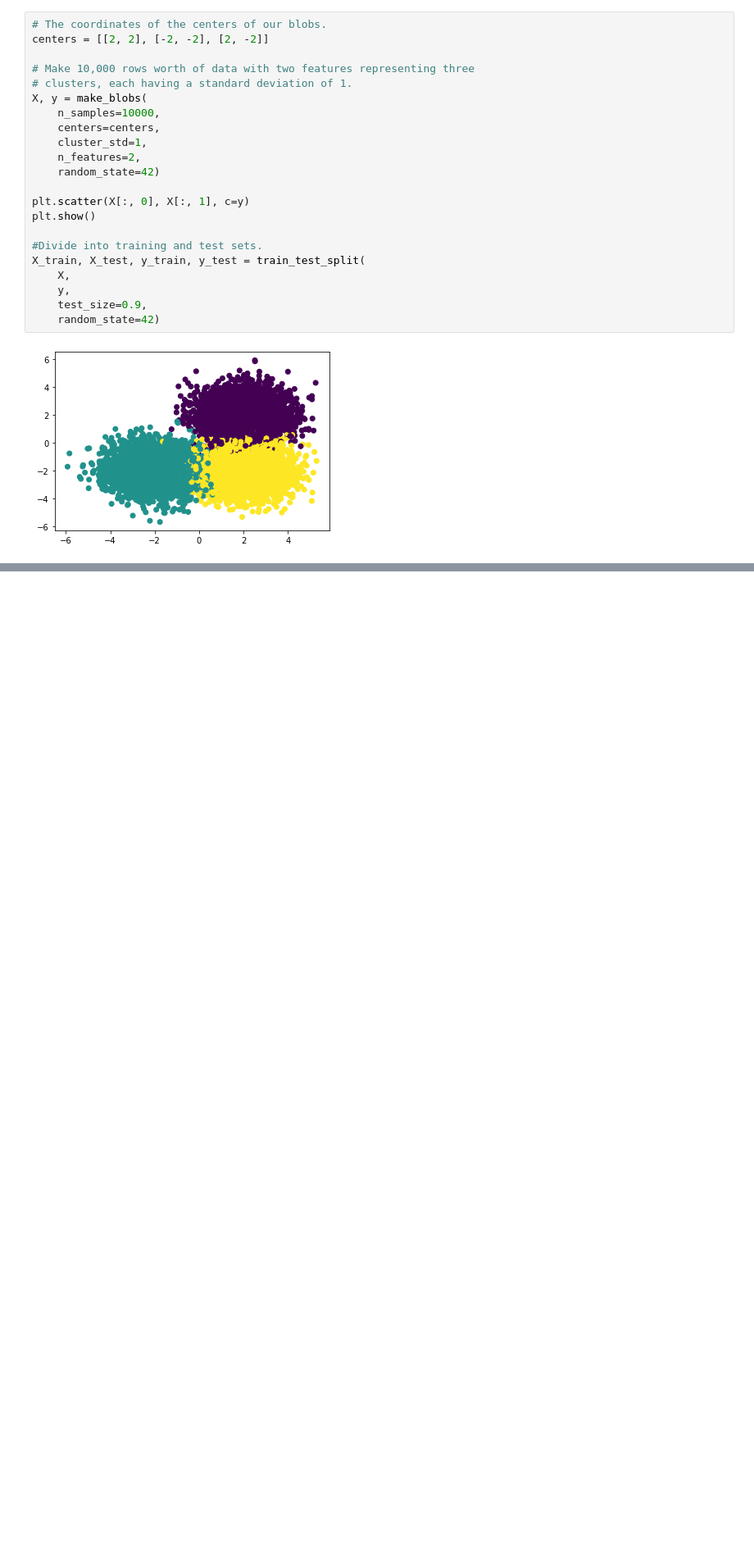
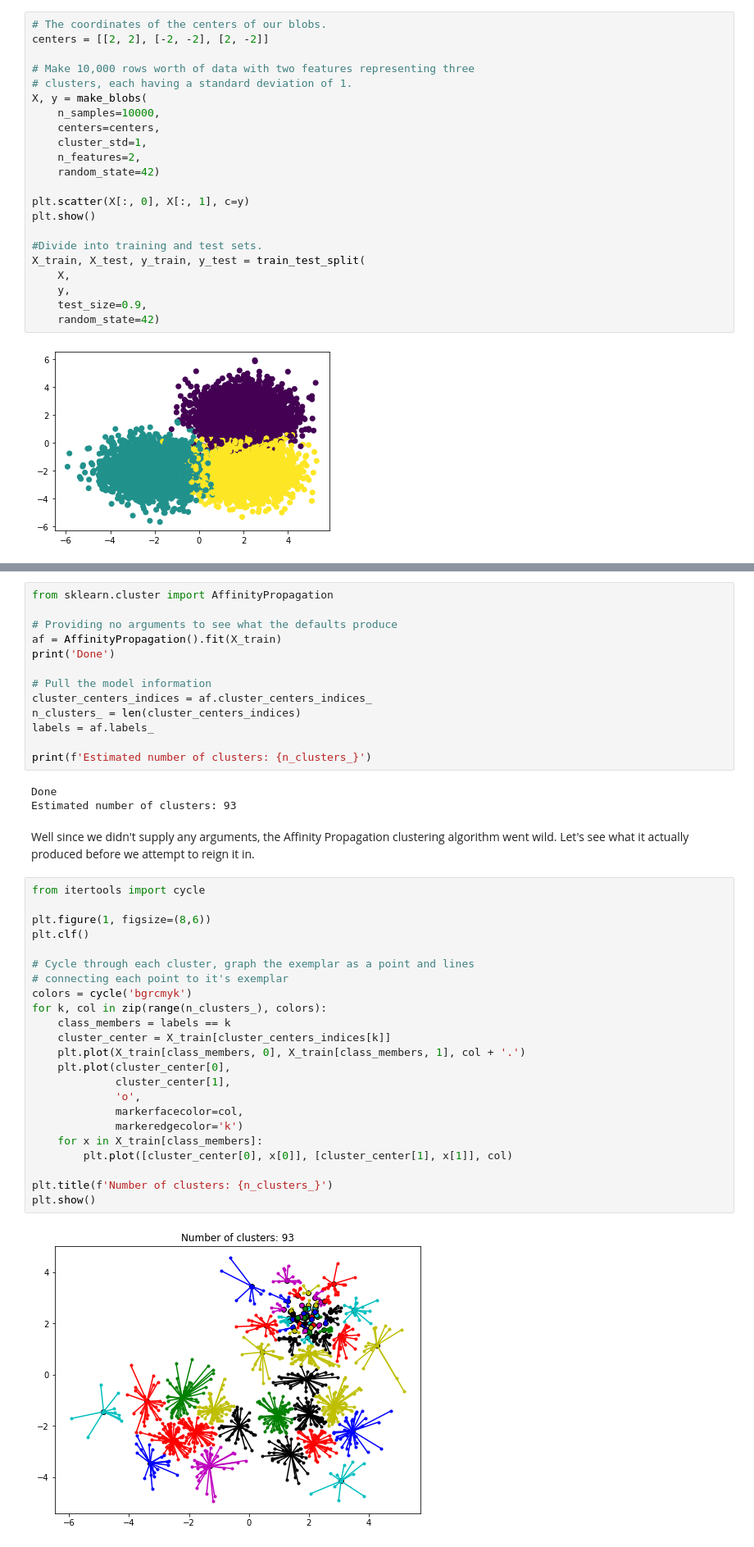
Before and after one commit to tsaw8/Thinkful_Project, a Jupyter notebook: Module 30: Unsupervised learning: clustering/2. Other approaches to clustering.ipynb, the cells around one changed output, grey strips where cells are left out. Shown at 82% size. Cells and saved outputs as stored; diff of their text form; blank space fills up the shorter version.

```diff
--- a/Module 30: Unsupervised learning: clustering/2. Other approaches to clustering.ipynb
+++ b/Module 30: Unsupervised learning: clustering/2. Other approaches to clustering.ipynb
@@ -93,0 +176,43 @@ ValueError: 'c' argument has 9000 elements, which is not acceptable for use with
+# %%
+from sklearn.cluster import AffinityPropagation
+
+# Providing no arguments to see what the defaults produce
+af = AffinityPropagation().fit(X_train)
+print('Done')
+
+# Pull the model information
+cluster_centers_indices = af.cluster_centers_indices_
+n_clusters_ = len(cluster_centers_indices)
+labels = af.labels_
+
+print(f'Estimated number of clusters: {n_clusters_}')
+# %% [output]
+Done
+Estimated number of clusters: 93
+# %% [markdown]
+Well since we didn't supply any arguments, the Affinity Propagation clustering algorithm went wild. Let's see what it actually produced before we attempt to reign it in.
+# %%
+from itertools import cycle
+
+plt.figure(1, figsize=(8,6))
+plt.clf()
+
+# Cycle through each cluster, graph the exemplar as a point and lines
+# connecting each point to it's exemplar
+colors = cycle('bgrcmyk')
+for k, col in zip(range(n_clusters_), colors):
+    class_members = labels == k
+    cluster_center = X_train[cluster_centers_indices[k]]
+    plt.plot(X_train[class_members, 0], X_train[class_members, 1], col + '.')
+    plt.plot(cluster_center[0],
+             cluster_center[1],
+             'o',
+             markerfacecolor=col,
+             markeredgecolor='k')
+    for x in X_train[class_members]:
+        plt.plot([cluster_center[0], x[0]], [cluster_center[1], x[1]], col)
+
+plt.title(f'Number of clusters: {n_clusters_}')
+plt.show()
+# %% [output]
+[figure, added]
```
Also changed, not shown: parts of 18 cells of this notebook.
